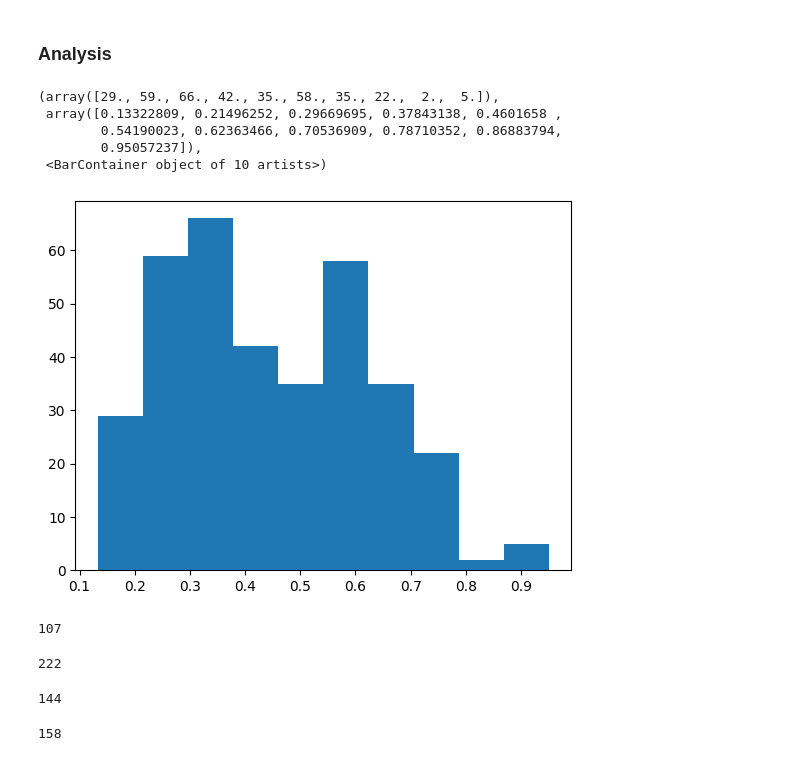
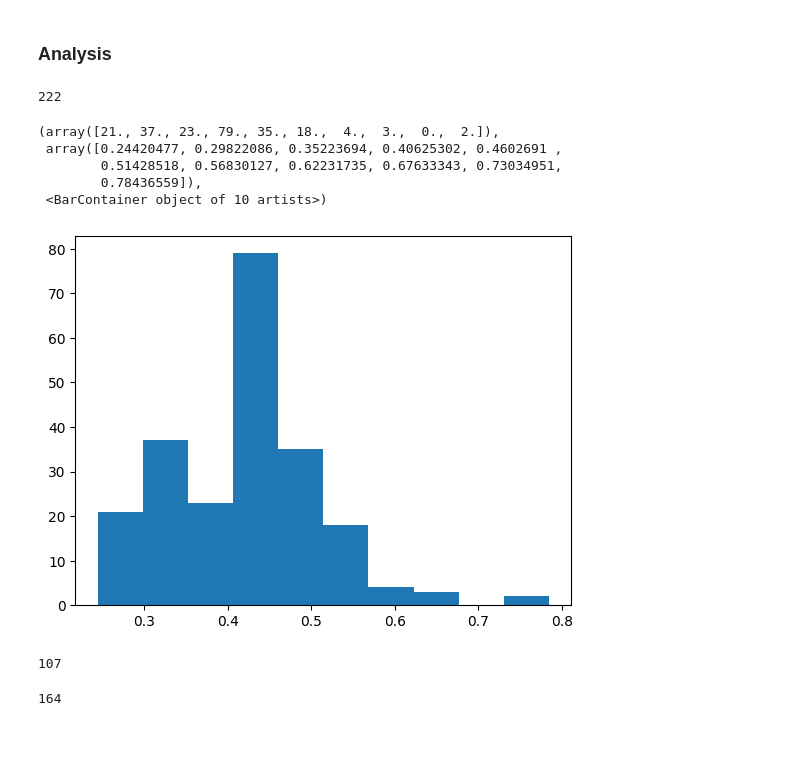
Before and after one commit to HyunjoonCho/lachesis, a Jupyter notebook: routellm/routellm.ipynb, the cells around one changed output. Cells and saved outputs as stored; diff of their text form; code cells hidden in the pictures.

Commit message:
cv result visualized

```diff
--- a/routellm/routellm.ipynb
+++ b/routellm/routellm.ipynb
@@ -118,28 +118,30 @@ router.calculate_strong_win_rate("You are a debugging assistant. You will be pre
 # %% [markdown]
 ### Analysis
 # %%
-import numpy as np
-
-probs_path = 'results/no_cv.npy'
-probs = np.load(probs_path)
+probs_dir = 'results/cv'
+probs = dict()
+for i in range(1, 6):
+    with open(f'{probs_dir}/fold_{i}.json') as f:
+        data = json.load(f)
+    probs.update(data)
+len(probs)
+# %% [output]
+222
 # %%
 import matplotlib.pyplot as plt
-plt.hist(probs)
+plt.hist(probs.values())
 # %% [output]
-(array([29., 59., 66., 42., 35., 58., 35., 22.,  2.,  5.]),
- array([0.13322809, 0.21496252, 0.29669695, 0.37843138, 0.4601658 ,
-        0.54190023, 0.62363466, 0.70536909, 0.78710352, 0.86883794,
-        0.95057237]),
+(array([21., 37., 23., 79., 35., 18.,  4.,  3.,  0.,  2.]),
+ array([0.24420477, 0.29822086, 0.35223694, 0.40625302, 0.4602691 ,
+        0.51428518, 0.56830127, 0.62231735, 0.67633343, 0.73034951,
+        0.78436559]),
  <BarContainer object of 10 artists>)
-[figure, old version]
+[figure, new version]
 # %%
 len(list(filter(lambda x: x == 1, llama_ranks)))
 # %% [output]
 107
-# %%
-mapped_indices = list()
-llama_key_list = list(llama_result.keys())
-for bug_id in gpt_result:
-    mapped_indices.append(llama_key_list.index(bug_id))
-# %% [output]
-222
+# %%
+len(list(filter(lambda x: x == 1, gpt_ranks)))
+# %% [output]
+164
@@ -157,8 +169,0 @@ for gpt_i, llama_i in enumerate(mapped_indices):
-# %%
-len(list(filter(lambda x: x == 1, aggregated_ranks)))
-# %% [output]
-144
-# %%
-print(weak_model_count)
-# %% [output]
-158
```
Also changed, not shown: parts of 3 cells of this notebook.
